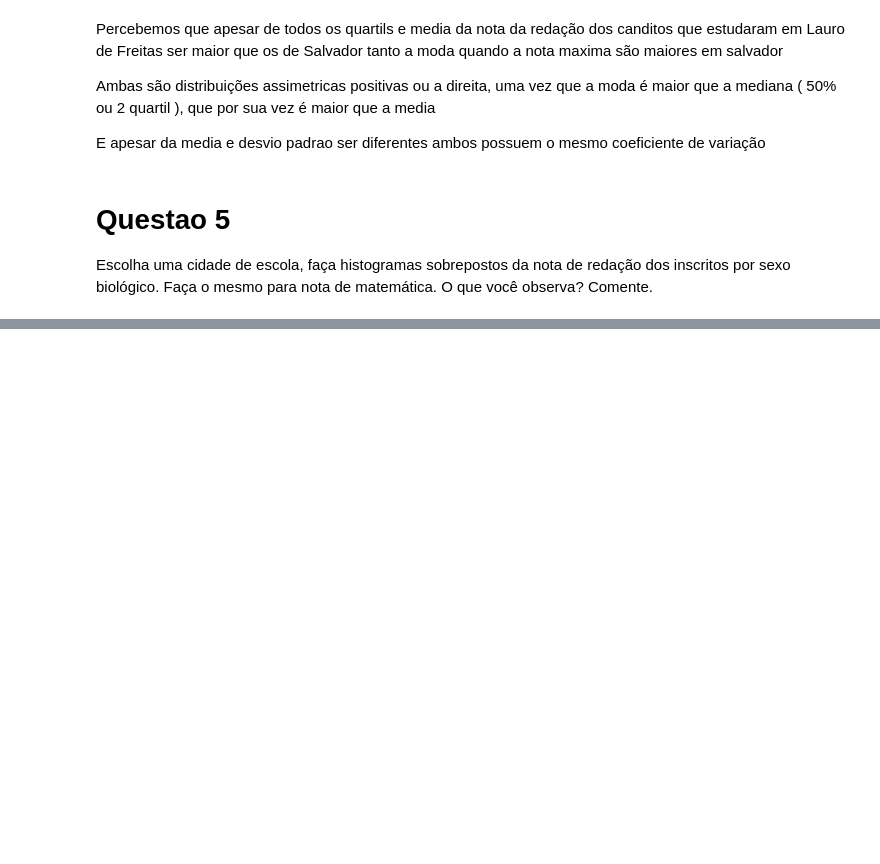
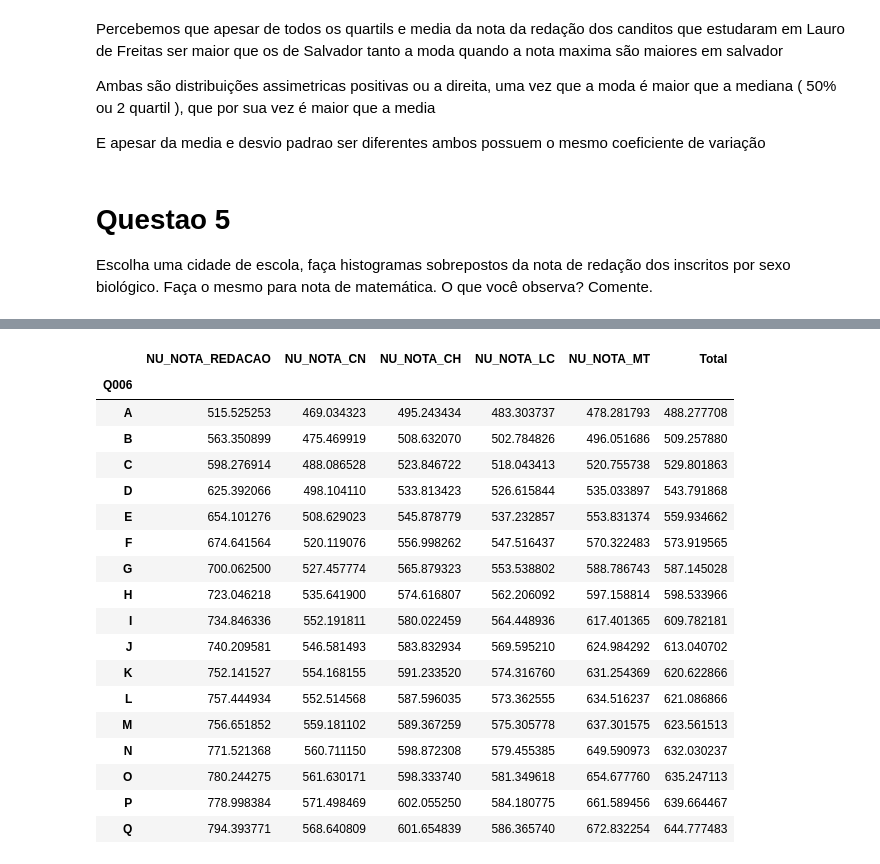
Before and after one commit to denielfer/Micro_dados_enem-2022, a Jupyter notebook: analize.ipynb, the cells around one changed output, grey strips where cells are left out. Cells and saved outputs as stored; diff of their text form; code cells hidden in the pictures; blank space fills up the shorter version.

```diff
--- a/analize.ipynb
+++ b/analize.ipynb
@@ -151,0 +241,24 @@ Histograma para sexo F
+# %%
+db_notas = db.get(['Q006','NU_NOTA_REDACAO','NU_NOTA_CN', 'NU_NOTA_CH', 'NU_NOTA_LC', 'NU_NOTA_MT']).groupby('Q006').mean()
+db_notas['Total'] = (db_notas['NU_NOTA_CH'] + db_notas['NU_NOTA_CN'] + db_notas['NU_NOTA_LC'] + db_notas['NU_NOTA_MT'] + db_notas['NU_NOTA_REDACAO'])/5
+db_notas
+# %% [output]
+|  | NU_NOTA_REDACAO | NU_NOTA_CN | NU_NOTA_CH | NU_NOTA_LC | NU_NOTA_MT | Total |
+| Q006 |  |  |  |  |  |  |
+| A | 515.525253 | 469.034323 | 495.243434 | 483.303737 | 478.281793 | 488.277708 |
+| B | 563.350899 | 475.469919 | 508.632070 | 502.784826 | 496.051686 | 509.257880 |
+| C | 598.276914 | 488.086528 | 523.846722 | 518.043413 | 520.755738 | 529.801863 |
+| D | 625.392066 | 498.104110 | 533.813423 | 526.615844 | 535.033897 | 543.791868 |
+| E | 654.101276 | 508.629023 | 545.878779 | 537.232857 | 553.831374 | 559.934662 |
+| F | 674.641564 | 520.119076 | 556.998262 | 547.516437 | 570.322483 | 573.919565 |
+| G | 700.062500 | 527.457774 | 565.879323 | 553.538802 | 588.786743 | 587.145028 |
+| H | 723.046218 | 535.641900 | 574.616807 | 562.206092 | 597.158814 | 598.533966 |
+| I | 734.846336 | 552.191811 | 580.022459 | 564.448936 | 617.401365 | 609.782181 |
+| J | 740.209581 | 546.581493 | 583.832934 | 569.595210 | 624.984292 | 613.040702 |
+| K | 752.141527 | 554.168155 | 591.233520 | 574.316760 | 631.254369 | 620.622866 |
+| L | 757.444934 | 552.514568 | 587.596035 | 573.362555 | 634.516237 | 621.086866 |
+| M | 756.651852 | 559.181102 | 589.367259 | 575.305778 | 637.301575 | 623.561513 |
+| N | 771.521368 | 560.711150 | 598.872308 | 579.455385 | 649.590973 | 632.030237 |
+| O | 780.244275 | 561.630171 | 598.333740 | 581.349618 | 654.677760 | 635.247113 |
+| P | 778.998384 | 571.498469 | 602.055250 | 584.180775 | 661.589456 | 639.664467 |
+| Q | 794.393771 | 568.640809 | 601.654839 | 586.365740 | 672.832254 | 644.777483 |
```
Also changed, not shown: parts of 14 cells of this notebook, 1 other file.
